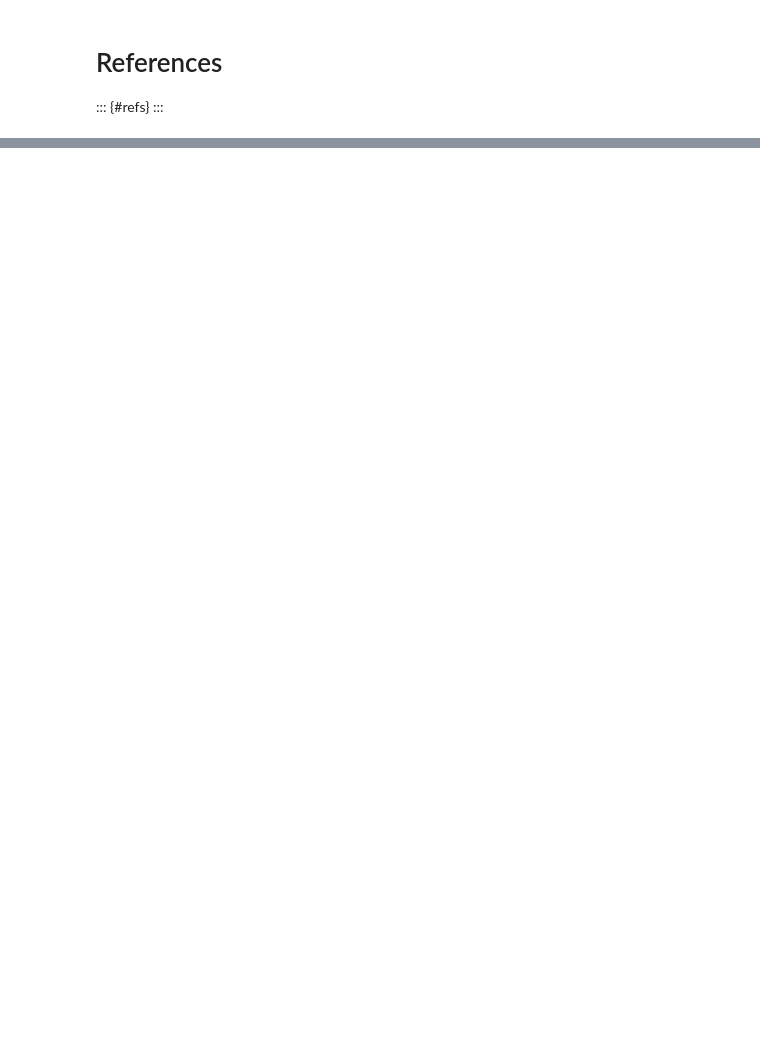
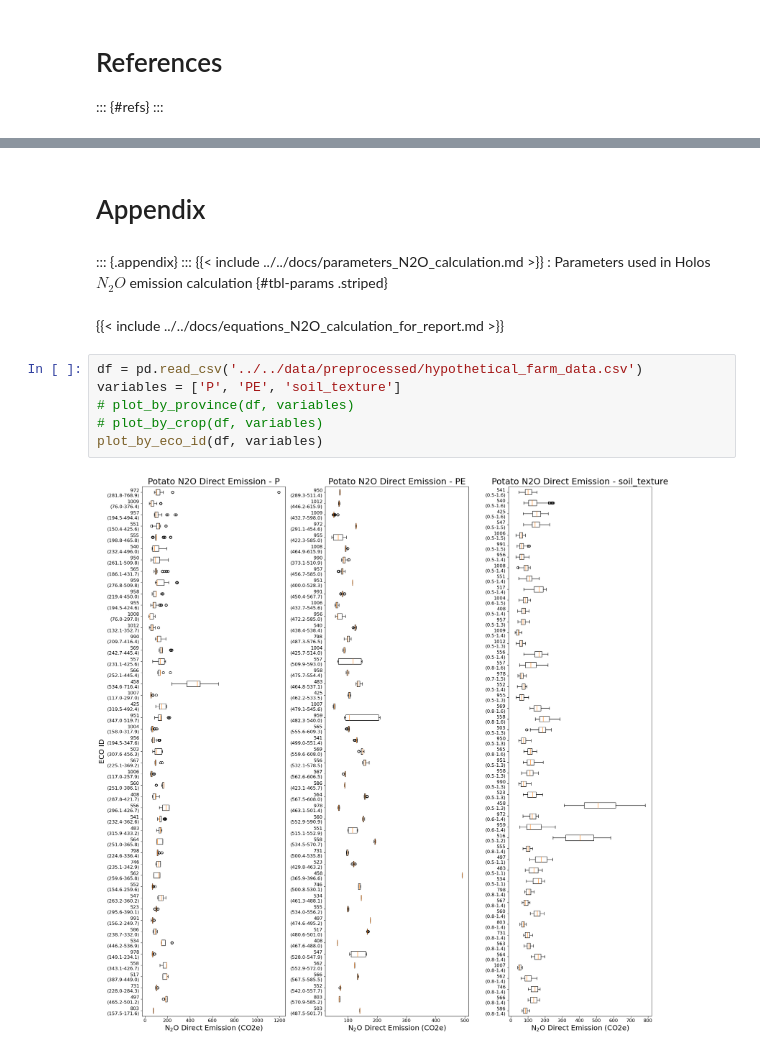
Before and after one commit to ubc-litefarm-datateam/pyHolos-Litefarm, a Jupyter notebook: reports/yh_report_summary_31/yh_report.ipynb, the cells around one changed output, grey strips where cells are left out. Cells and saved outputs as stored; diff of their text form; blank space fills up the shorter version.

```diff
--- a/reports/yh_report_summary_31/yh_report.ipynb
+++ b/reports/yh_report_summary_31/yh_report.ipynb
@@ -131,0 +274,17 @@ A key application of this mode is predicting and understanding emissions extreme
+# %% [markdown]
+# Appendix
+# %% [markdown]
+::: {.appendix}
+:::
+{{< include ../../docs/parameters_N2O_calculation.md >}}
+: Parameters used in Holos $N_2O$ emission calculation {#tbl-params .striped}
+# %% [markdown]
+{{< include ../../docs/equations_N2O_calculation_for_report.md >}}
+# %%
+df = pd.read_csv('../../data/preprocessed/hypothetical_farm_data.csv')
+variables = ['P', 'PE', 'soil_texture']
+# plot_by_province(df, variables)
+# plot_by_crop(df, variables)
+plot_by_eco_id(df, variables)
+# %% [output]
+[figure, added]
```
Also changed, not shown: parts of 20 cells of this notebook, 6 other files.
